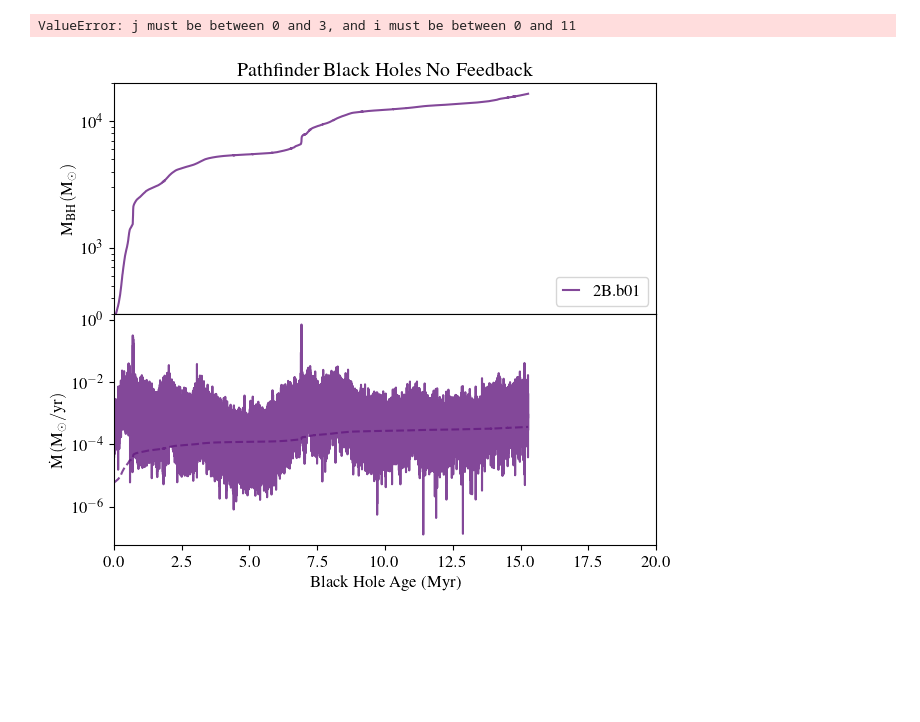
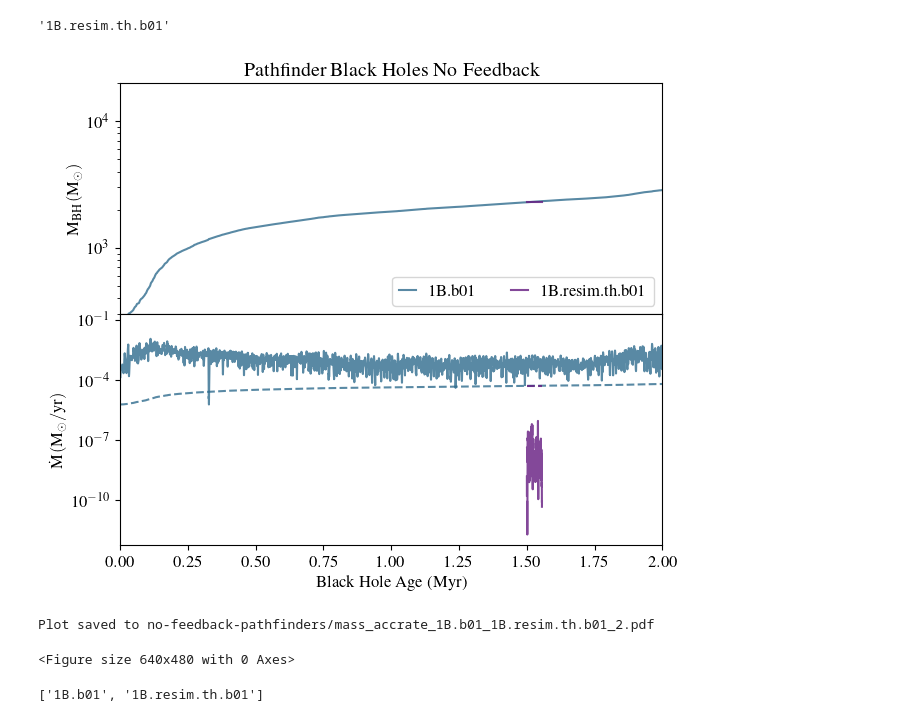
Before and after one commit to simonetgordon/smartstar_simulation_analysis, a Jupyter notebook: python_scripts/csv-data-plotting/plot_mass_growth.ipynb, the cells around one changed output. Drawn from its saved outputs; the diff is of its cells as text; code cells hidden in the pictures; blank space fills up the shorter version.

Commit message:
streamlined plot_mass_growth.ipynb with helper_functions

```diff
--- a/python_scripts/csv-data-plotting/plot_mass_growth.ipynb
+++ b/python_scripts/csv-data-plotting/plot_mass_growth.ipynb
@@ -255,4 +24,0 @@ def map_to_single_value(i, j, i_lim=11):
-# %%
-map_to_single_value(0,2)
-# %% [output]
-ValueError: j must be between 0 and 3, and i must be between 0 and 11
@@ -259,3 +64,7 @@ ValueError: j must be between 0 and 3, and i must be between 0 and 11
+# %%
+label
+# %% [output]
+'1B.resim.th.b01'
 # %%
 def setup_plot_env(fontsize, linewidth):
     rc('font', **{'family': 'serif', 'serif': ['Times'], 'weight': 'light'})
@@ -307,10 +116,8 @@ def plot_extra_line_mass_growth(j, data_file, label_extra, alpha=0.8):
 
         return 0
 # %%
-from plot_variables import moving_average
-
 # Set axes limits
-time_cutoff = 20
+time_cutoff = 2
 ylim_mass = 2e4
 
 # Set up plot environment
@@ -332,41 +139,48 @@ axs[1].set_ylabel(r"$\rm \dot{M} \, (M_{\odot}/yr)$", fontdict=None)
 axs[-1].set_xlabel('Black Hole Age (Myr)', fontdict=None)
 
 # Line colours
 c_s1 = extract_colors('viridis', num_subplots-1, portion="middle", start=0.35, end=0.92) # start=0.33, end=0.92 for 10.8msun-no-sn
 c_s2 = extract_colors('magma', num_subplots-1, portion="middle", start=0.3, end=0.85) # start=0.3, end=0.85 for 10.8msun-no-sn
 c = np.concatenate((c_s1, c_s2))
 
 # Load the CSV file into a DataFrame
-data_files = [#'data_files/data-1B.RSb01-2.csv',
-              'data_files/data-2B.RSb01.csv']
-labels = ['1B.b01', '2B.b01']
+data_files = ['data_files/data-1B.RSb01-2.csv',
+              #'data_files/data-2B.RSb01.csv',
+              'data_files/data-1B.resim.th.b01.csv']
+labels = [extract_simulation_name_from_csv(data_file) for data_file in data_files]
 for j, data_file in enumerate(data_files):
-    j +=1
     df = pd.read_csv(data_file)
 
     # Extract the columns you're interested in
-    window_size = 1
+    window_size = 10
     age = df['age'].values/1e6
-    bh_mass = moving_average(df['BH mass'].values, window_size)
-    accrate = moving_average(df['accrate'].values, window_size)
+    bh_mass = adaptive_moving_average(df['BH mass'].values, window_size)
+    accrate = adaptive_moving_average(df['accrate'].values, window_size)
     #age = np.linspace(age[0], times[-1], len(accrate))
 
     # 1) BH Mass
     axs[0].plot(age, bh_mass, color=c[j], linestyle='solid', label=labels[j], alpha=alpha)
 
     # 2) Accretion Rates
     axs[1].plot(age, accrate, color=c[j], linestyle='solid', label=labels[j], alpha=alpha)
     axs[1].plot(age, eddington_rate(bh_mass), color=c[j], linestyle='dashed', label=labels[j], alpha=alpha)
 
 
 axs[0].legend(fontsize=fontsize, ncol=2, loc="lower right", handlelength=1) # "lower right" for no-sn
 #axs[1].legend(accrate_line, [r"$\rm \dot{M}_{Edd}$"], loc="lower right", fontsize=fontsize-2.2, ncol=1)
 fig.subplots_adjust(wspace=0, hspace=0)
 axs[0].set_title(title)
 fig.set_size_inches(7, 6)
-plt.savefig(f'no-feedback-pathfinders/mass_accrate_{labels[0]}_{labels[1]}_{time_cutoff}.pdf', bbox_inches='tight')
 plt.show()
 # %% [output]
-[figure, old version]
+[figure, new version]
 # %%
 plt.savefig(f'no-feedback-pathfinders/mass_accrate_{labels[0]}_{labels[1]}_{time_cutoff}.pdf', bbox_inches='tight')
+print(f"Plot saved to no-feedback-pathfinders/mass_accrate_{labels[0]}_{labels[1]}_{time_cutoff}.pdf")
+# %% [output]
+Plot saved to no-feedback-pathfinders/mass_accrate_1B.b01_1B.resim.th.b01_2.pdf
+<Figure size 640x480 with 0 Axes>
+# %%
+labels
+# %% [output]
+['1B.b01', '1B.resim.th.b01']
```
Also changed, not shown: parts of 19 cells of this notebook.
